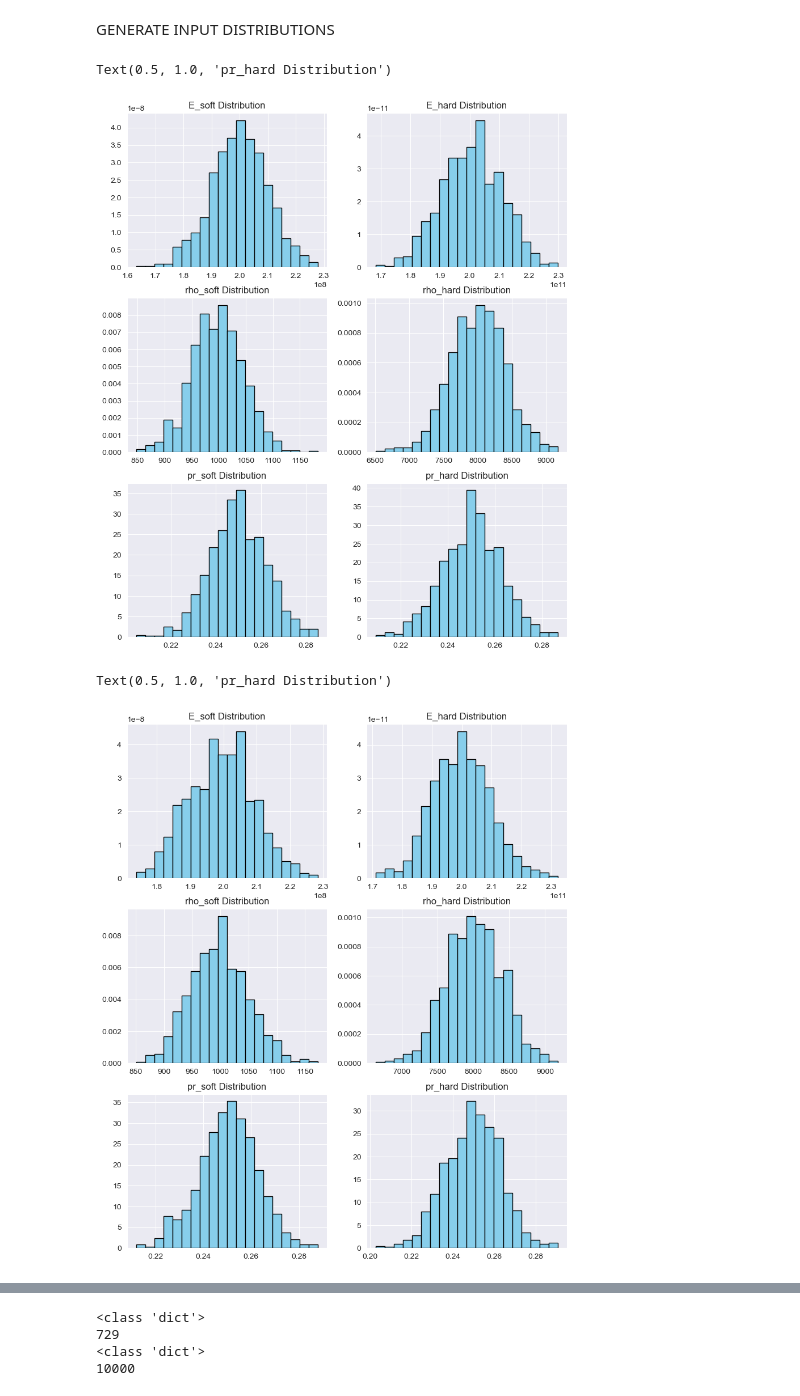
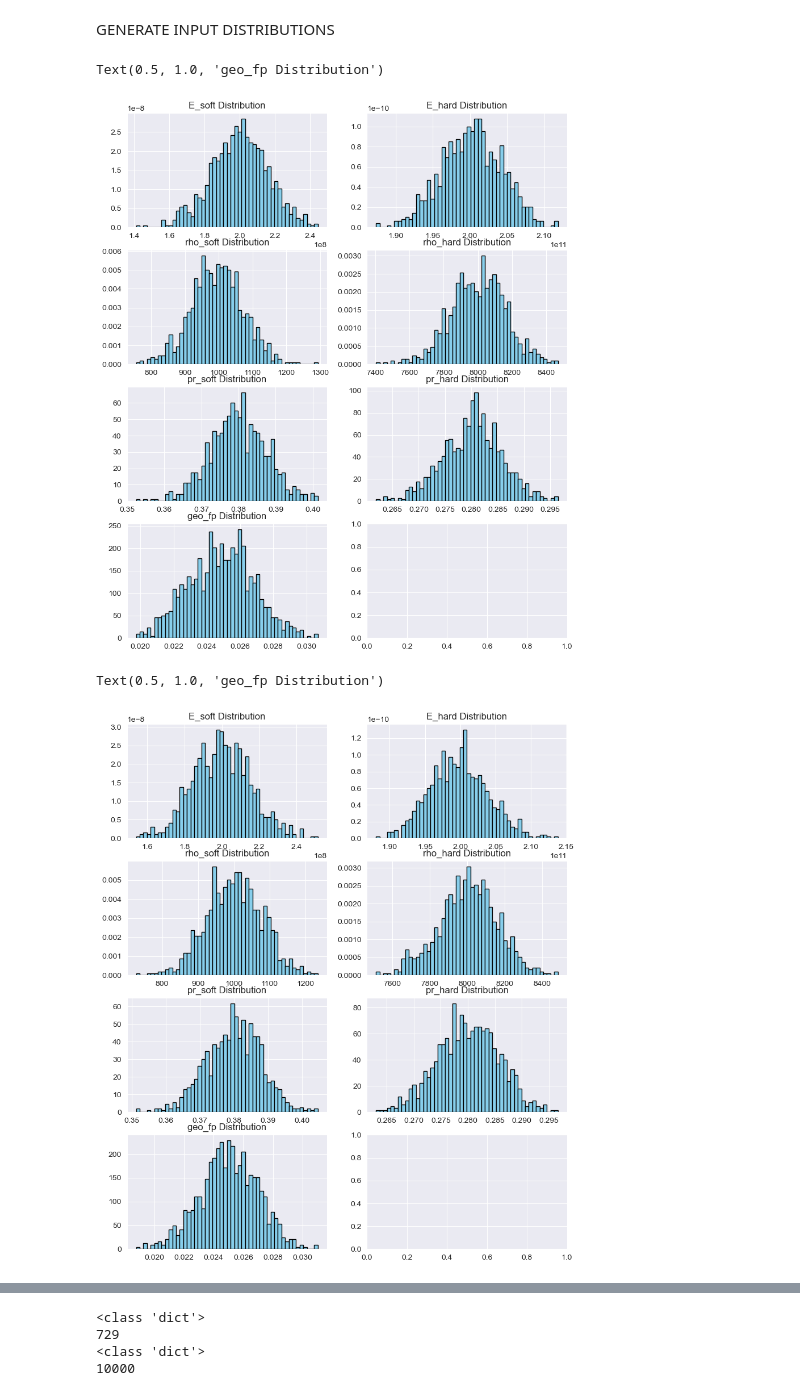
Before and after one commit to trutheresy/UQ-2D-Metamaterials, a Jupyter notebook: chaospy_md_matl_geo_gaussian_quadrature.ipynb, the cells around one changed output, grey strips where cells are left out. Saved outputs shown, nothing was run; the diff lists cells and outputs as text; code cells hidden in the pictures.

```diff
--- a/chaospy_md_matl_geo_gaussian_quadrature.ipynb
+++ b/chaospy_md_matl_geo_gaussian_quadrature.ipynb
@@ -48,60 +54,67 @@ joint_dist = cp.J(E_soft_dist, E_hard_dist, rho_soft_dist, rho_hard_dist, pr_sof
 # %%
 # Create a 3x2 grid of subplots
-fig, axes = plt.subplots(3, 2, figsize=(10, 12))
+fig, axes = plt.subplots(4, 2, figsize=(10, 12))
 
 # Plotting the distributions
-axes[0, 0].hist(E_soft_dist.sample(size=1000), bins=20, density=True, color='skyblue', edgecolor='black')
+axes[0, 0].hist(E_soft_dist.sample(size=1000), bins=50, density=True, color='skyblue', edgecolor='black')
 axes[0, 0].set_title('E_soft Distribution')
 
-axes[0, 1].hist(E_hard_dist.sample(size=1000), bins=20, density=True, color='skyblue', edgecolor='black')
+axes[0, 1].hist(E_hard_dist.sample(size=1000), bins=50, density=True, color='skyblue', edgecolor='black')
 axes[0, 1].set_title('E_hard Distribution')
 
-axes[1, 0].hist(rho_soft_dist.sample(size=1000), bins=20, density=True, color='skyblue', edgecolor='black')
+axes[1, 0].hist(rho_soft_dist.sample(size=1000), bins=50, density=True, color='skyblue', edgecolor='black')
 axes[1, 0].set_title('rho_soft Distribution')
 
-axes[1, 1].hist(rho_hard_dist.sample(size=1000), bins=20, density=True, color='skyblue', edgecolor='black')
+axes[1, 1].hist(rho_hard_dist.sample(size=1000), bins=50, density=True, color='skyblue', edgecolor='black')
 axes[1, 1].set_title('rho_hard Distribution')
 
-axes[2, 0].hist(pr_soft_dist.sample(size=1000), bins=20, density=True, color='skyblue', edgecolor='black')
+axes[2, 0].hist(pr_soft_dist.sample(size=1000), bins=50, density=True, color='skyblue', edgecolor='black')
 axes[2, 0].set_title('pr_soft Distribution')
 
-axes[2, 1].hist(pr_hard_dist.sample(size=1000), bins=20, density=True, color='skyblue', edgecolor='black')
+axes[2, 1].hist(pr_hard_dist.sample(size=1000), bins=50, density=True, color='skyblue', edgecolor='black')
 axes[2, 1].set_title('pr_hard Distribution')
+
+axes[3, 0].hist(geo_fp_dist.sample(size=1000), bins=50, density=True, color='skyblue', edgecolor='black')
+axes[3, 0].set_title('geo_fp Distribution')
 # %% [output]
-Text(0.5, 1.0, 'pr_hard Distribution')
+Text(0.5, 1.0, 'geo_fp Distribution')
-[figure, old version]
+[figure, new version]
 # %%
 #Create truncated variants of Gaussian distributions
-E_soft_dist_trunc = cp.TruncNormal(lower=E_s_mean*(1-0.2), upper=E_s_mean*(1+0.2), mu=E_s_mean, sigma=E_s_std)
-E_hard_dist_trunc = cp.TruncNormal(lower=E_h_mean*(1-0.2), upper=E_h_mean*(1+0.2), mu=E_h_mean, sigma=E_h_std)
-rho_soft_dist_trunc = cp.TruncNormal(lower=rho_s_mean*(1-0.2), upper=rho_s_mean*(1+0.2), mu=rho_s_mean, sigma=rho_s_std)
-rho_hard_dist_trunc = cp.TruncNormal(lower=rho_h_mean*(1-0.2), upper=rho_h_mean*(1+0.2), mu=rho_h_mean, sigma=rho_h_std)
-pr_soft_dist_trunc = cp.TruncNormal(lower=pr_s_mean*(1-0.2), upper=pr_s_mean*(1+0.2), mu=pr_s_mean, sigma=pr_s_std)
-pr_hard_dist_trunc = cp.TruncNormal(lower=pr_h_mean*(1-0.2), upper=pr_h_mean*(1+0.2), mu=pr_h_mean, sigma=pr_h_std)
-joint_dist_trunc = cp.J(E_soft_dist_trunc, E_hard_dist_trunc, rho_soft_dist_trunc, rho_hard_dist_trunc, pr_soft_dist_trunc, pr_hard_dist_trunc)
+E_soft_dist_trunc = cp.TruncNormal(lower=E_s_mean-4*E_s_std, upper=E_s_mean+4*E_s_std, mu=E_s_mean, sigma=E_s_std)
+E_hard_dist_trunc = cp.TruncNormal(lower=E_h_mean-4*E_h_std, upper=E_h_mean+4*E_h_std, mu=E_h_mean, sigma=E_h_std)
+rho_soft_dist_trunc = cp.TruncNormal(lower=rho_s_mean-4*rho_s_std, upper=rho_s_mean+4*rho_s_std, mu=rho_s_mean, sigma=rho_s_std)
+rho_hard_dist_trunc = cp.TruncNormal(lower=rho_h_mean-4*rho_h_std, upper=rho_h_mean+4*rho_h_std, mu=rho_h_mean, sigma=rho_h_std)
+pr_soft_dist_trunc = cp.TruncNormal(lower=pr_s_mean-4*pr_s_std, upper=pr_s_mean+4*pr_s_std, mu=pr_s_mean, sigma=pr_s_std)
+pr_hard_dist_trunc = cp.TruncNormal(lower=pr_h_mean-4*pr_h_std, upper=pr_h_mean+4*pr_h_std, mu=pr_h_mean, sigma=pr_h_std)
+geo_fp_dist_trunc = cp.TruncNormal(lower=geo_fp_mean-4*geo_fp_std, upper=geo_fp_mean+4*geo_fp_std, mu=geo_fp_mean, sigma=geo_fp_std)
+joint_dist_trunc = cp.J(E_soft_dist_trunc, E_hard_dist_trunc, rho_soft_dist_trunc, rho_hard_dist_trunc, pr_soft_dist_trunc, pr_hard_dist_trunc, geo_fp_dist_trunc)
 # %%
 # Create a 3x2 grid of subplots
-fig, axes = plt.subplots(3, 2, figsize=(10, 12))
+fig, axes = plt.subplots(4, 2, figsize=(10, 12))
 
 # Plotting the distributions
-axes[0, 0].hist(E_soft_dist_trunc.sample(size=1000), bins=20, density=True, color='skyblue', edgecolor='black')
+axes[0, 0].hist(E_soft_dist_trunc.sample(size=1000), bins=50, density=True, color='skyblue', edgecolor='black')
 axes[0, 0].set_title('E_soft Distribution')
 
-axes[0, 1].hist(E_hard_dist_trunc.sample(size=1000), bins=20, density=True, color='skyblue', edgecolor='black')
+axes[0, 1].hist(E_hard_dist_trunc.sample(size=1000), bins=50, density=True, color='skyblue', edgecolor='black')
 axes[0, 1].set_title('E_hard Distribution')
 
-axes[1, 0].hist(rho_soft_dist_trunc.sample(size=1000), bins=20, density=True, color='skyblue', edgecolor='black')
+axes[1, 0].hist(rho_soft_dist_trunc.sample(size=1000), bins=50, density=True, color='skyblue', edgecolor='black')
 axes[1, 0].set_title('rho_soft Distribution')
 
-axes[1, 1].hist(rho_hard_dist_trunc.sample(size=1000), bins=20, density=True, color='skyblue', edgecolor='black')
+axes[1, 1].hist(rho_hard_dist_trunc.sample(size=1000), bins=50, density=True, color='skyblue', edgecolor='black')
 axes[1, 1].set_title('rho_hard Distribution')
 
-axes[2, 0].hist(pr_soft_dist_trunc.sample(size=1000), bins=20, density=True, color='skyblue', edgecolor='black')
+axes[2, 0].hist(pr_soft_dist_trunc.sample(size=1000), bins=50, density=True, color='skyblue', edgecolor='black')
 axes[2, 0].set_title('pr_soft Distribution')
 
-axes[2, 1].hist(pr_hard_dist_trunc.sample(size=1000), bins=20, density=True, color='skyblue', edgecolor='black')
+axes[2, 1].hist(pr_hard_dist_trunc.sample(size=1000), bins=50, density=True, color='skyblue', edgecolor='black')
 axes[2, 1].set_title('pr_hard Distribution')
+
+axes[3, 0].hist(geo_fp_dist_trunc.sample(size=1000), bins=50, density=True, color='skyblue', edgecolor='black')
+axes[3, 0].set_title('geo_fp Distribution')
 # %% [output]
-Text(0.5, 1.0, 'pr_hard Distribution')
+Text(0.5, 1.0, 'geo_fp Distribution')
-[figure, old version]
+[figure, new version]
 # %%
```
Also changed, not shown: parts of 4 cells of this notebook, 24 other files.
